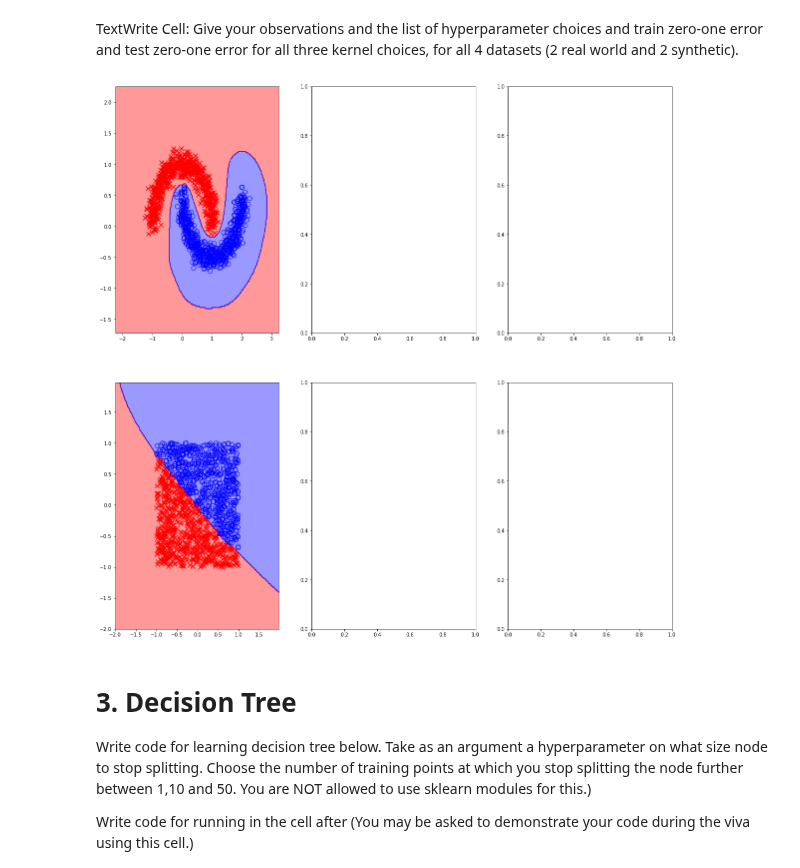
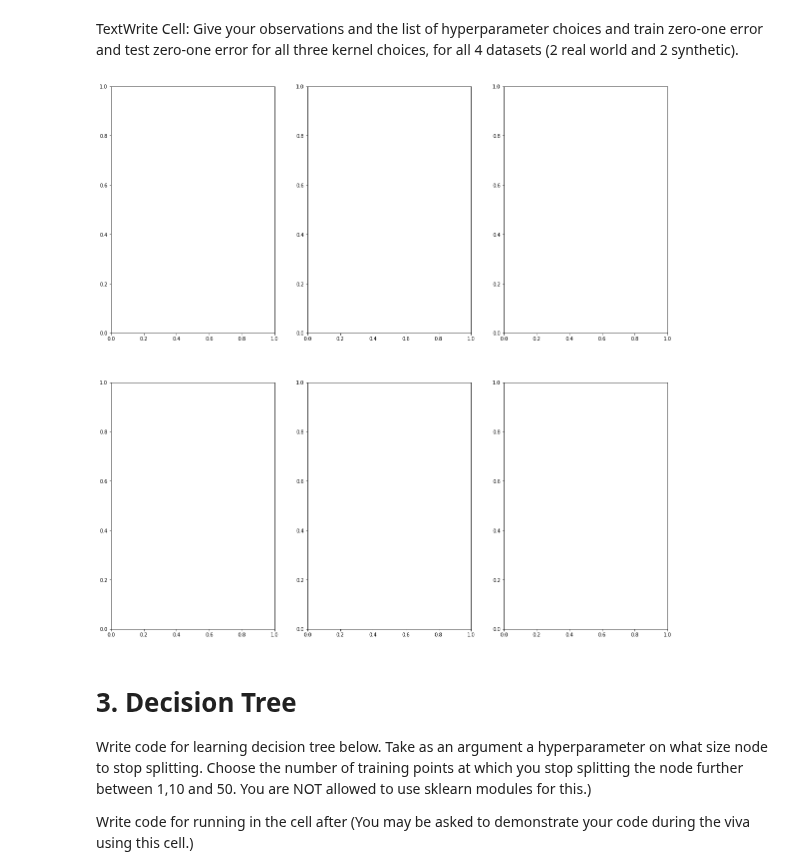
Before and after one commit to rahulbiswas876/Pattern-Recog-And-Machine-Learning, a Jupyter notebook: assignment2/ProgAss2.1_Student.ipynb, the cells around one changed output. Cells and saved outputs as stored; diff of their text form; code cells hidden in the pictures.

```diff
--- a/assignment2/ProgAss2.1_Student.ipynb
+++ b/assignment2/ProgAss2.1_Student.ipynb
@@ -292,36 +297,36 @@ def plot_decision_surface(model,X_train, Y_train, axes):
     axes.scatter(X_train[y_pred_train==1,0], X_train[y_pred_train==1,1],
                 alpha=1, s=80, color='b', marker='o', facecolor='none', edgecolor='b')
 
 
 
 
 
 datasets = ['dataset_A.npz', 'dataset_B.npz']
 fig = plt.subplots(nrows=2, ncols=3,figsize=(20,20))
 
 # plot for rbf
 plots_pos = np.array([231,234])
 C, gamma = [0.1, 0.1], [10.0, 1.0]
 for i in range(len(datasets)):
     data = np.load('Archive2/' + datasets[i])
     X_train = data['arr_0.npy']
     Y_train = data['arr_1.npy']
 
     X_test  = data['arr_2.npy']
     Y_test  = data['arr_3.npy']
 
     svc_clf = SVC(C=C[i], kernel='rbf', gamma=gamma[i])
     svc_clf.fit(X_train, Y_train)
 
     y_pred_train = svc_clf.predict(X_train)
     y_pred_test = svc_clf.predict(X_test)
     train_accuracy = np.count_nonzero(y_pred_train == Y_train)/Y_train.shape[0]
     test_accuracy =  np.count_nonzero(y_pred_test == Y_test)/Y_test.shape[0]
 
-    axes = plt.subplot(plots_pos[i])
-    plot_decision_surface(svc_clf,X_train, Y_train, axes)
+#     axes = plt.subplot(plots_pos[i])
+#     plot_decision_surface(svc_clf,X_train, Y_train, axes)
 # %% [output]
-[figure, old version]
+[figure, new version]
 # %% [markdown]
 # 3. Decision Tree
 
```
Also changed, not shown: parts of 5 cells of this notebook, 1 other file.
